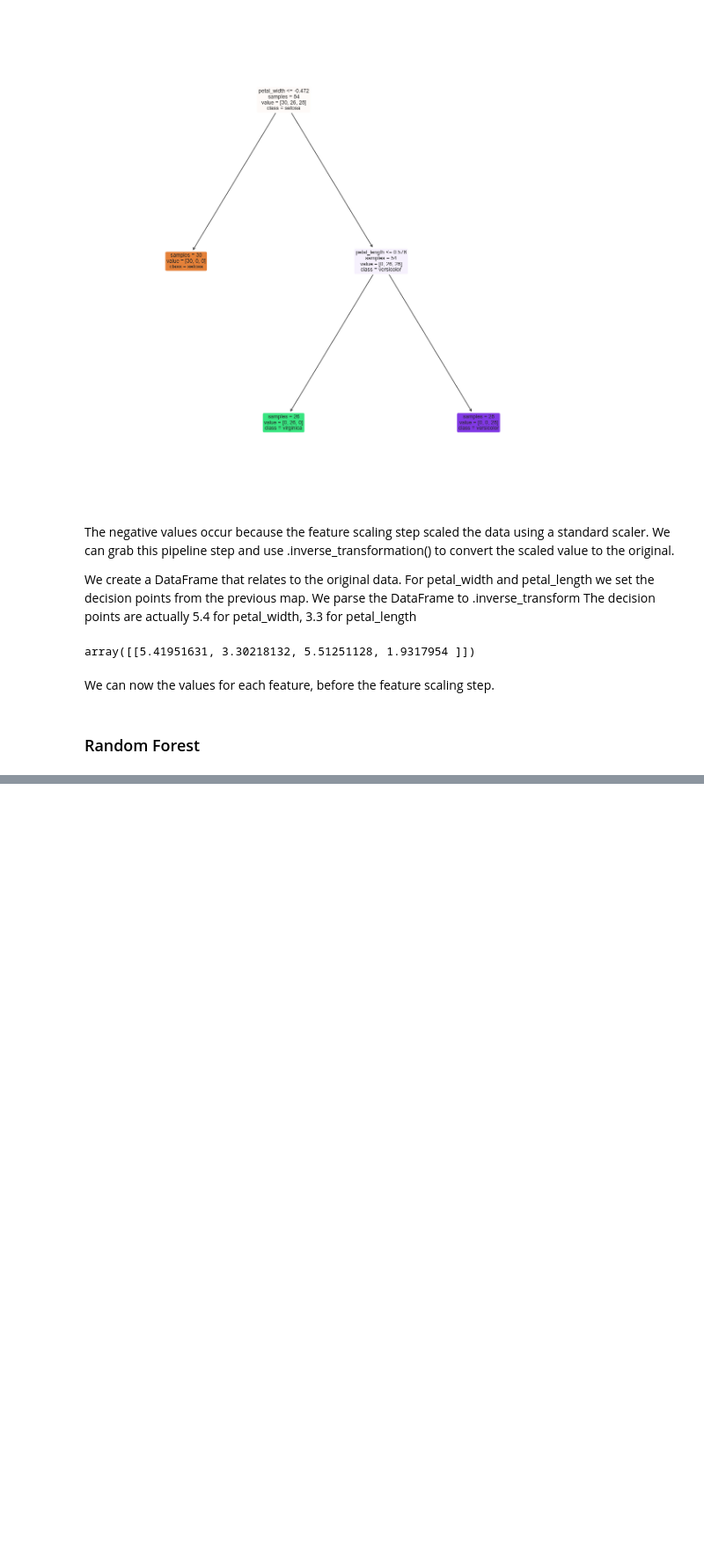
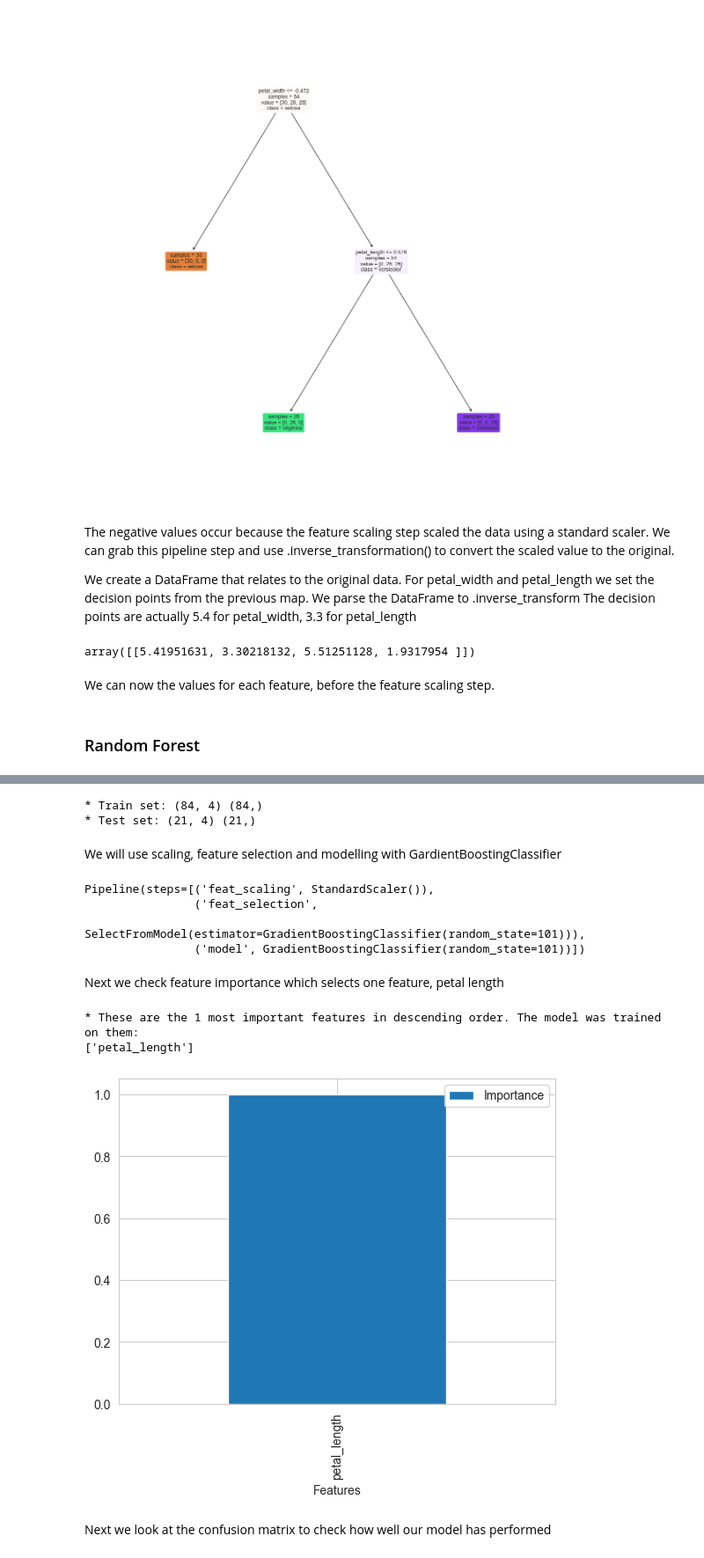
Before and after one commit to Mikeecee1/ML_practice, a Jupyter notebook: jupyter_notebooks/TreeBased_models.ipynb, the cells around one changed output, grey strips where cells are left out. Shown: that part at 88% size. Cells and saved outputs as stored; diff of their text form; code cells hidden in the pictures; blank space fills up the shorter version.

Commit message:
completed gradient boosting section

```diff
--- a/jupyter_notebooks/TreeBased_models.ipynb
+++ b/jupyter_notebooks/TreeBased_models.ipynb
@@ -359,0 +564,58 @@ We can now the values for each feature, before the feature scaling step.
+# %%
+from sklearn.model_selection import train_test_split
+X_train, X_test,y_train, y_test = train_test_split(
+                                    df_clf.drop(['species'],axis=1),
+                                    df_clf['species'],
+                                    test_size=0.2,
+                                    random_state=101
+                                    )
+
+print("* Train set:", X_train.shape, y_train.shape, "\n* Test set:",  X_test.shape, y_test.shape)
+# %% [output]
+* Train set: (84, 4) (84,)
+* Test set: (21, 4) (21,)
+# %% [markdown]
+We will use scaling, feature selection and modelling with GardientBoostingClassifier
+# %%
+from sklearn.pipeline import Pipeline
+
+### Feat Scaling
+from sklearn.preprocessing import StandardScaler
+
+### Feat Selection
+from sklearn.feature_selection import SelectFromModel
+
+### ML algorithms
+from sklearn.ensemble import GradientBoostingClassifier
+
+
+def pipeline_gradient_boost_clf():
+  pipeline = Pipeline([
+      ( "feat_scaling",StandardScaler() ),
+      ( "feat_selection",SelectFromModel(GradientBoostingClassifier(random_state=101)) ),
+      ( "model", GradientBoostingClassifier(random_state=101)),
+
+    ])
+
+  return pipeline
+# %%
+#fit pipeline to the training set
+pipeline = pipeline_gradient_boost_clf()
+pipeline.fit(X_train, y_train)
+# %% [output]
+Pipeline(steps=[('feat_scaling', StandardScaler()),
+                ('feat_selection',
+                 SelectFromModel(estimator=GradientBoostingClassifier(random_state=101))),
+                ('model', GradientBoostingClassifier(random_state=101))])
+# %% [markdown]
+Next we check feature importance which selects one feature, petal length
+# %%
+feature_importance_tree_based_models(model = pipeline['model'],
+                                     columns =  X_train.columns[pipeline['feat_selection'].get_support()]
+                                     )
+# %% [output]
+* These are the 1 most important features in descending order. The model was trained on them:
+['petal_length']
+[figure, added]
+# %% [markdown]
+Next we look at the confusion matrix to check how well our model has performed
```
Also changed, not shown: parts of 24 cells of this notebook, 1 other file.
